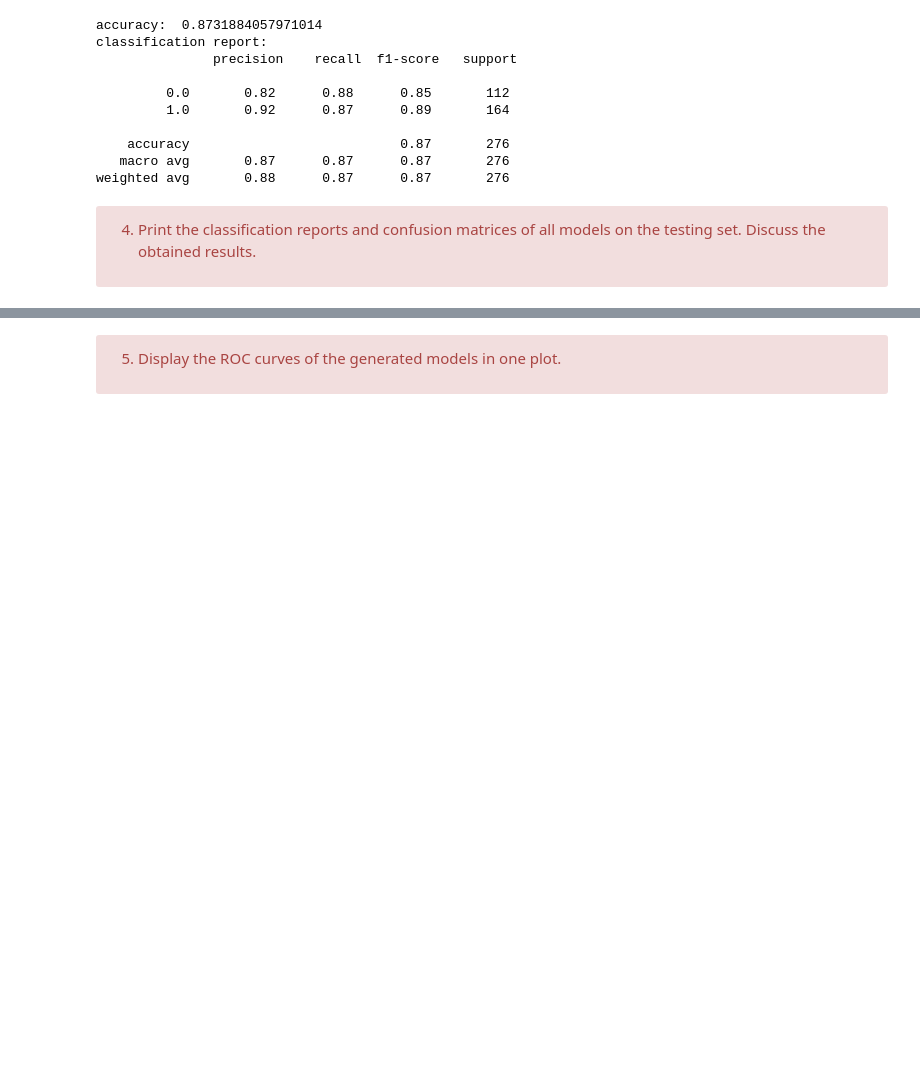
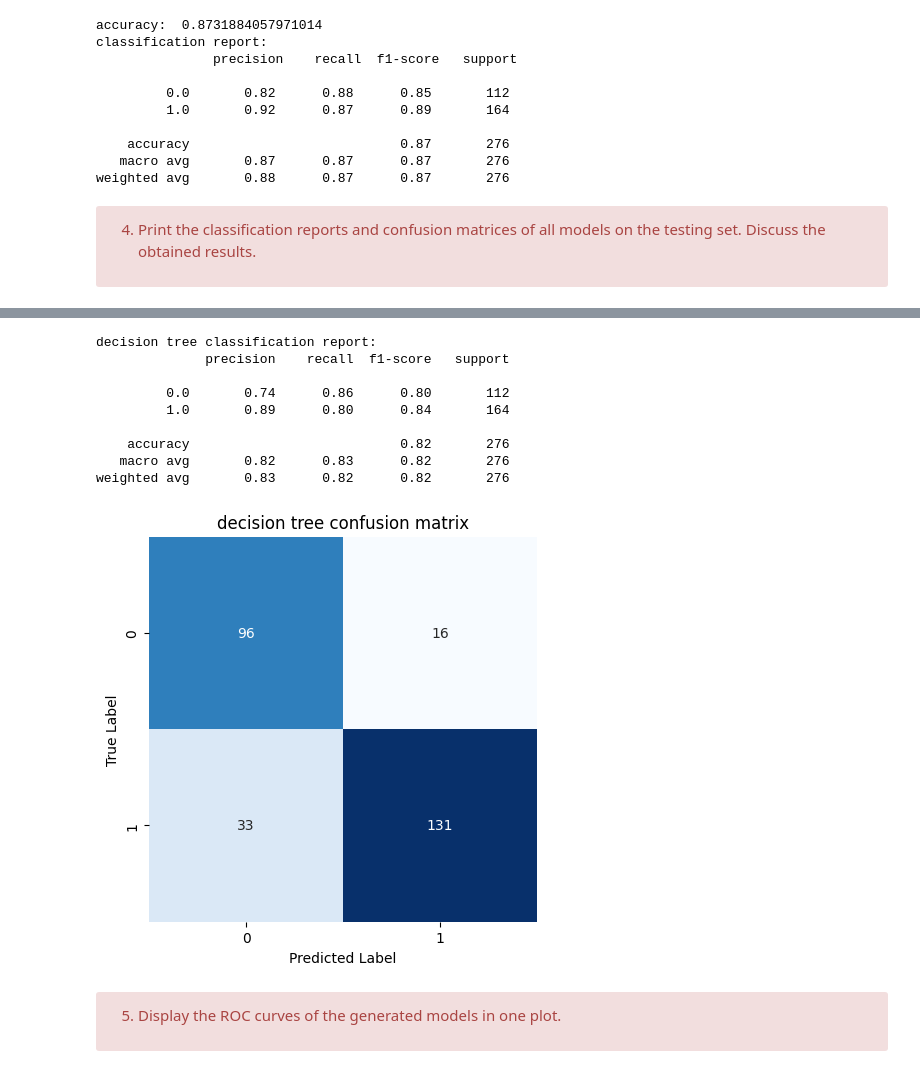
Before and after one commit to amaliahm/machine_learning_tps, a Jupyter notebook: TP4.ipynb, the cells around one changed output, grey strips where cells are left out. Cells and saved outputs as stored; diff of their text form; code cells hidden in the pictures; blank space fills up the shorter version.

```diff
--- a/TP4.ipynb
+++ b/TP4.ipynb
@@ -686,3 +725,21 @@ weighted avg       0.88      0.87      0.87       276
+# %%
+# decision tree
+
+print("decision tree classification report:")
+print(classification_report(y_test, y_pred_decision_tree))
+cm_tree = confusion_matrix(y_test, y_pred_decision_tree)
+plot_confusion_matrix(cm_tree, "decision tree confusion matrix")
+# %% [output]
+decision tree classification report:
+              precision    recall  f1-score   support
+
+         0.0       0.74      0.86      0.80       112
+         1.0       0.89      0.80      0.84       164
+
+    accuracy                           0.82       276
+   macro avg       0.82      0.83      0.82       276
+weighted avg       0.83      0.82      0.82       276
+[figure, added]
 # %% [markdown]
 <div class="alert alert-block alert-danger">
 
```
Also changed, not shown: parts of 11 cells of this notebook.
